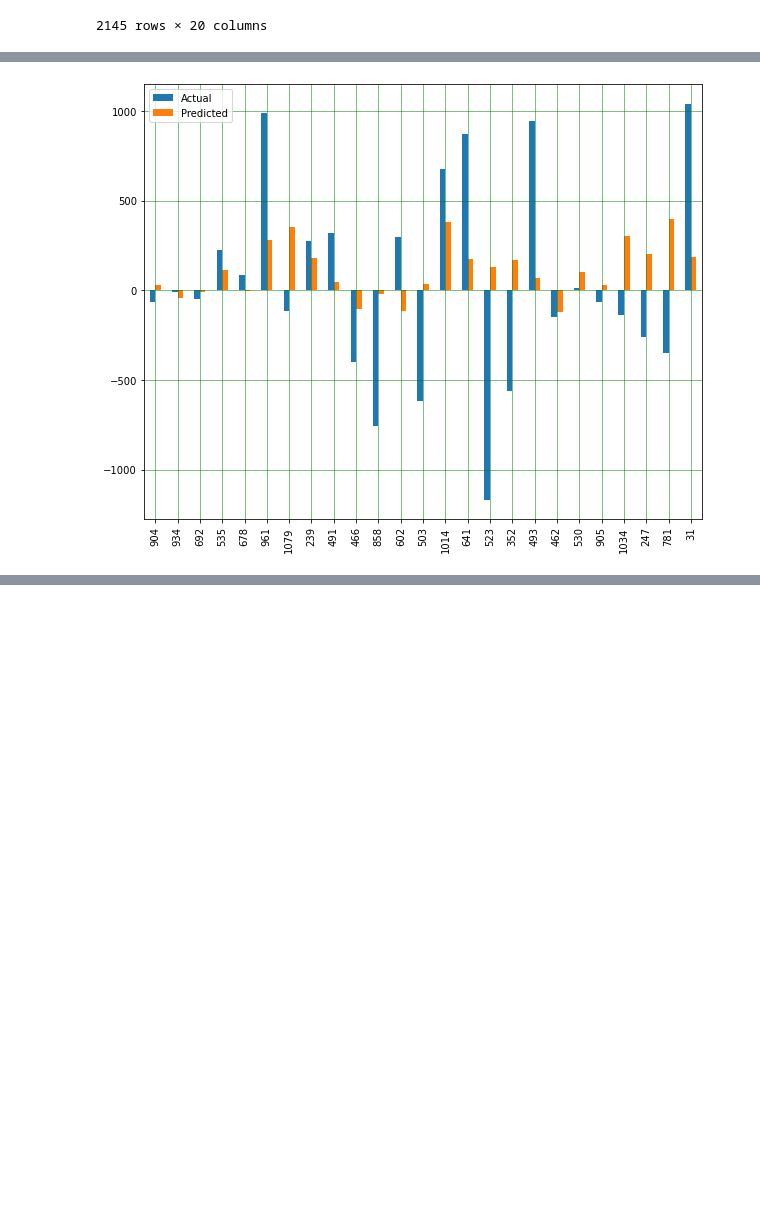
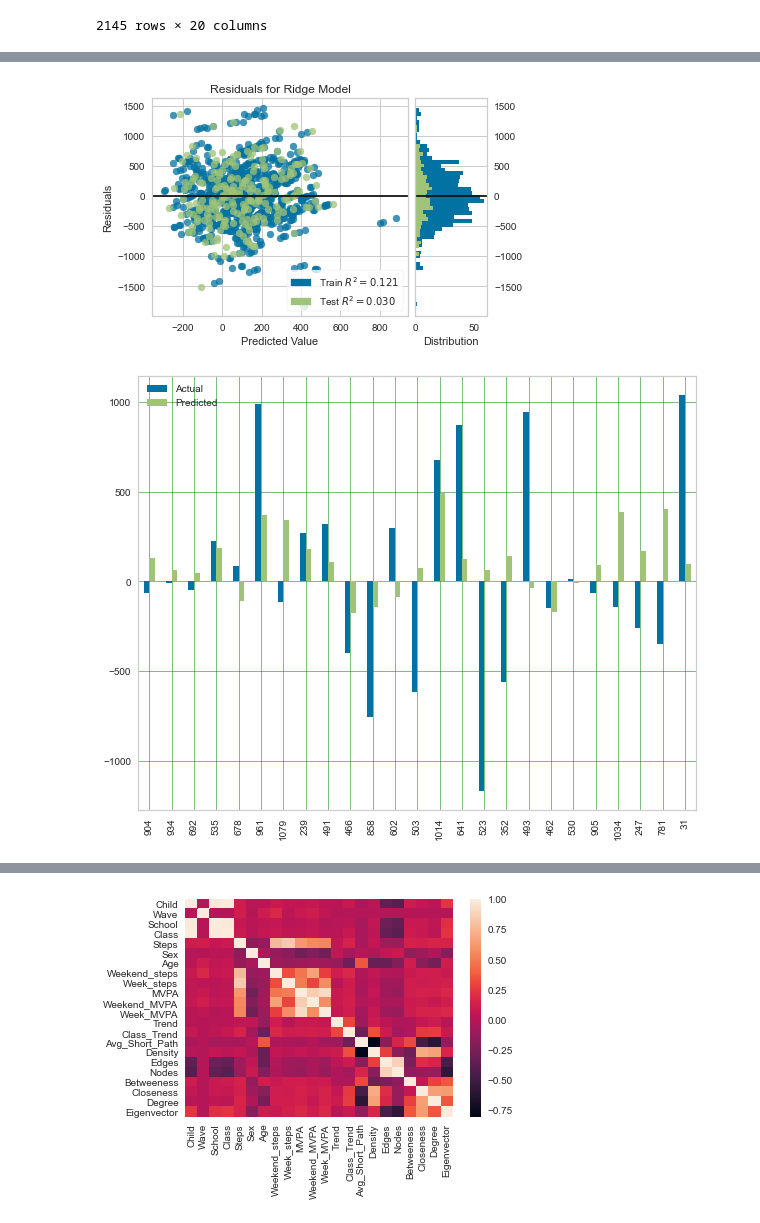
Before and after one commit to Shoarmin/baproject, a Jupyter notebook: code.ipynb, the cells around one changed output, grey strips where cells are left out. Saved outputs shown, nothing was run; the diff lists cells and outputs as text; code cells hidden in the pictures; blank space fills up the shorter version.

```diff
--- a/code.ipynb
+++ b/code.ipynb
@@ -211,9 +222,11 @@ new_table["Trend"] = np.nan
 # %%
 for index, row in new_table.iterrows():
     temp = mk.original_test(new_table[new_table['Child'] == row['Child']]['Steps'], alpha=0.05).slope
+    overall = mk.original_test(new_table[new_table['Child'] == row['Child']]['Steps'], alpha=0.05).trend
     new_table.loc[new_table['Child'] == row['Child'], 'Trend'] = temp
+    new_table.loc[new_table['Child'] == row['Child'], 'Overall_Trend'] = overall
 # %%
-temp = new_table[['Child', 'Trend']].drop_duplicates()
+temp = new_table[['Child', 'Trend','Overall_Trend']].drop_duplicates()
 full_table_13 = full_table_13.merge(temp)
 full_table_13
 # %% [output]
@@ -554,26 +575,42 @@ corrie.iloc[5:15]
 # %%
-X = full_table_13[['Edges', 'Avg_Short_Path', 'Closeness', 'Degree', 'Eigenvector']]
-y = full_table_13['Trend']
-
-X = full_table_13[['Class_Trend', 'Density', 'Closeness', 'Degree', 'Eigenvector']]
+# linear regression on all variables. First is residual plot, second is the actual data vs predicted, third is the OLS data
+# and at last is the heatmap of all variables to check for multicolinearity
+X = full_table_13.drop(columns = ['Trend', 'Weekend_MVPA', 'Weekend_steps','Overall_Trend'])
 y = full_table_13['Trend']
 
 X_train, X_test, y_train, y_test = train_test_split(X, y, test_size=0.2, random_state=0)
 
 regressor = LinearRegression()
 regressor.fit(X_train, y_train)
 
 coeff_df = pd.DataFrame(regressor.coef_, X.columns, columns=['Coefficient'])
 coeff_df
 
 y_pred = regressor.predict(X_test)
 
 df = pd.DataFrame({'Actual': y_test, 'Predicted': y_pred})
 df1 = df.head(25)
 
+model = Ridge()
+visualizer = ResidualsPlot(model)
+
+visualizer.fit(X_train, y_train)  # Fit the training data to the visualizer
+visualizer.score(X_test, y_test)  # Evaluate the model on the test data
+visualizer.show()                 # Finalize and render the figure
+
 df1.plot(kind='bar',figsize=(10,8))
 plt.grid(which='major', linestyle='-', linewidth='0.5', color='green')
 plt.grid(which='minor', linestyle=':', linewidth='0.5', color='black')
 plt.show()
+
+corr = full_table_13.corr()
+sns.heatmap(corr, xticklabels=corr.columns, yticklabels=corr.columns)
+
+model = sm.OLS(y, X)
+results = model.fit()
+print(results.summary())
+#check for multicollinearity in the data
+#results is that obviously there is multicollinearity among Child, Class and school. Same applies with MVPA, Weekend MVPA etc but that is trivial too
 # %% [output]
-[figure, old version]
+[figure, new version]
+[figure, added]
@@ -579,0 +634 @@ plt.show()
+[figure, added]
```
Also changed, not shown: parts of 23 cells of this notebook.
